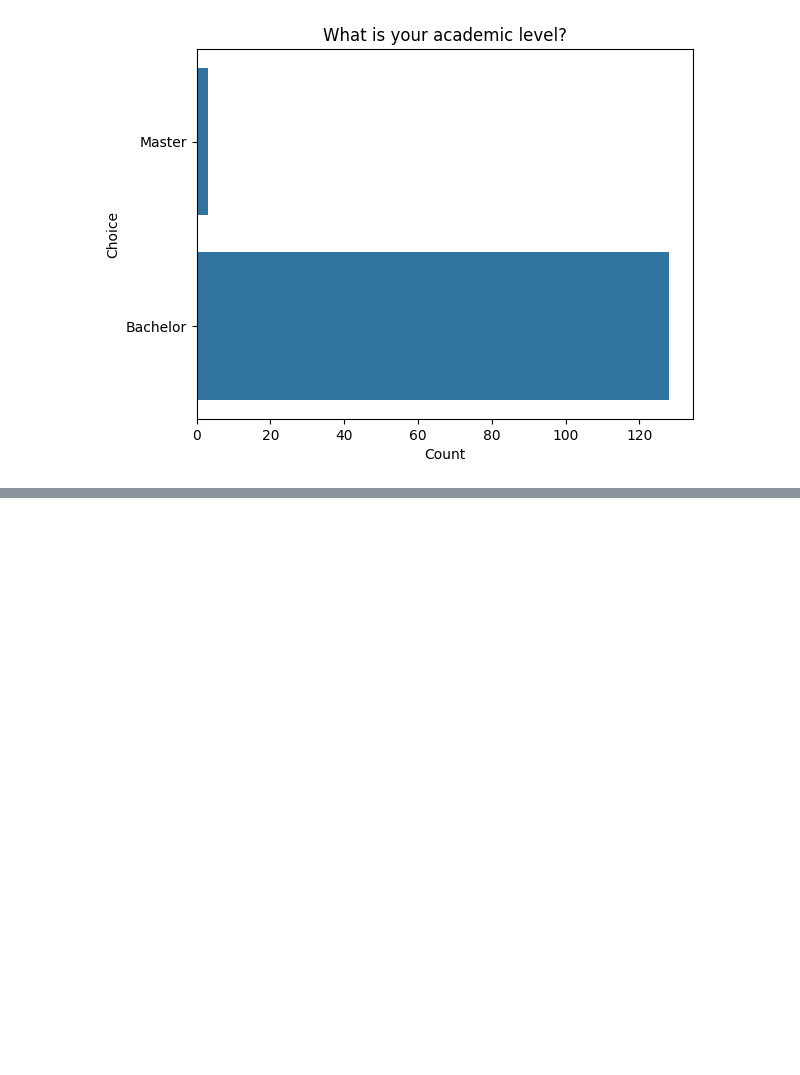
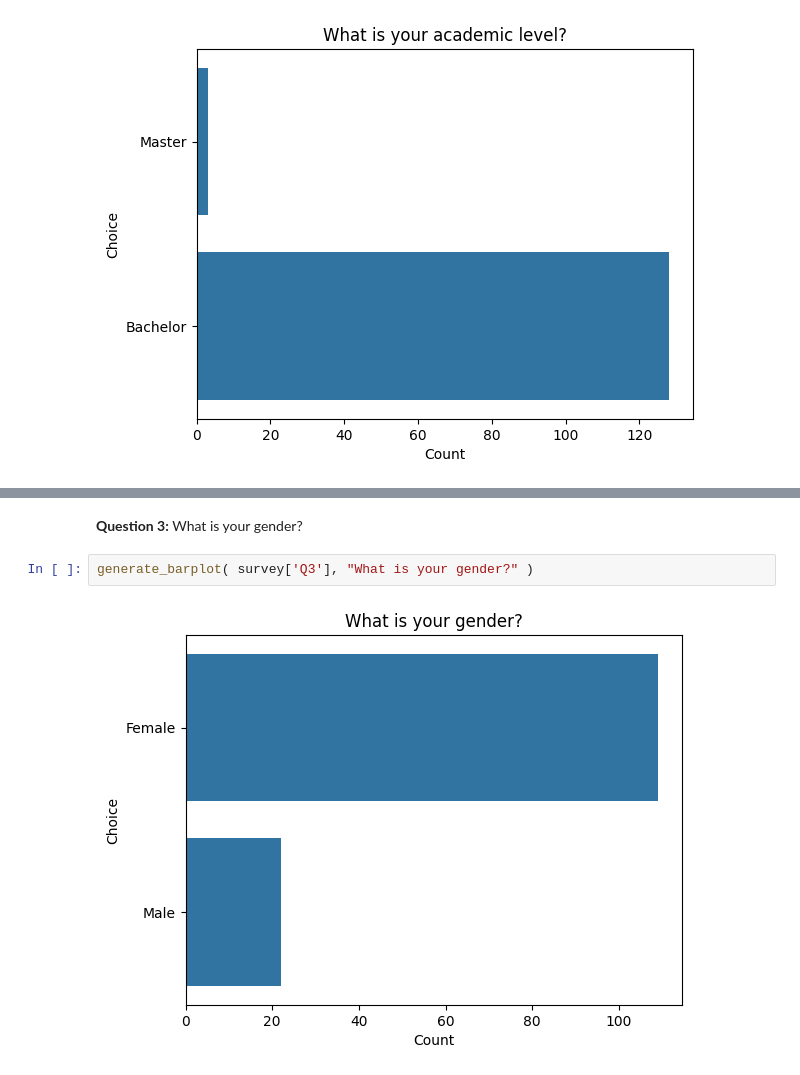
Before and after one commit to AndrejFinki/S7.IRP, a Jupyter notebook: src/dataset_2.ipynb, the cells around one changed output, grey strips where cells are left out. Saved outputs shown, nothing was run; the diff lists cells and outputs as text; blank space fills up the shorter version.

```diff
--- a/src/dataset_2.ipynb
+++ b/src/dataset_2.ipynb
@@ -82,0 +103,6 @@ generate_barplot( survey['Q1'], "What is your academic level?" )
+# %% [markdown]
+**Question 3:** What is your gender?
+# %%
+generate_barplot( survey['Q3'], "What is your gender?" )
+# %% [output]
+[figure, added]
```
Also changed, not shown: parts of 16 cells of this notebook.
